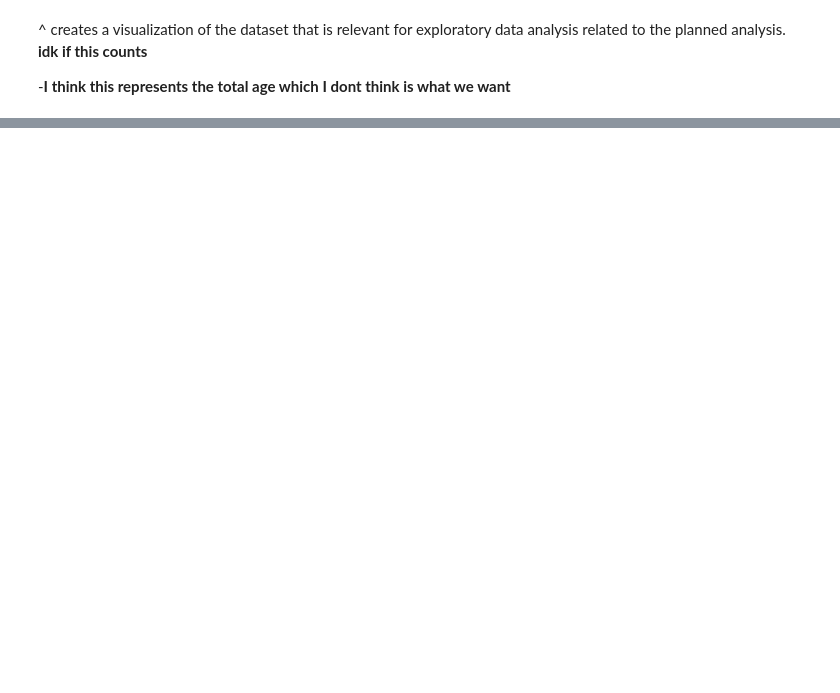
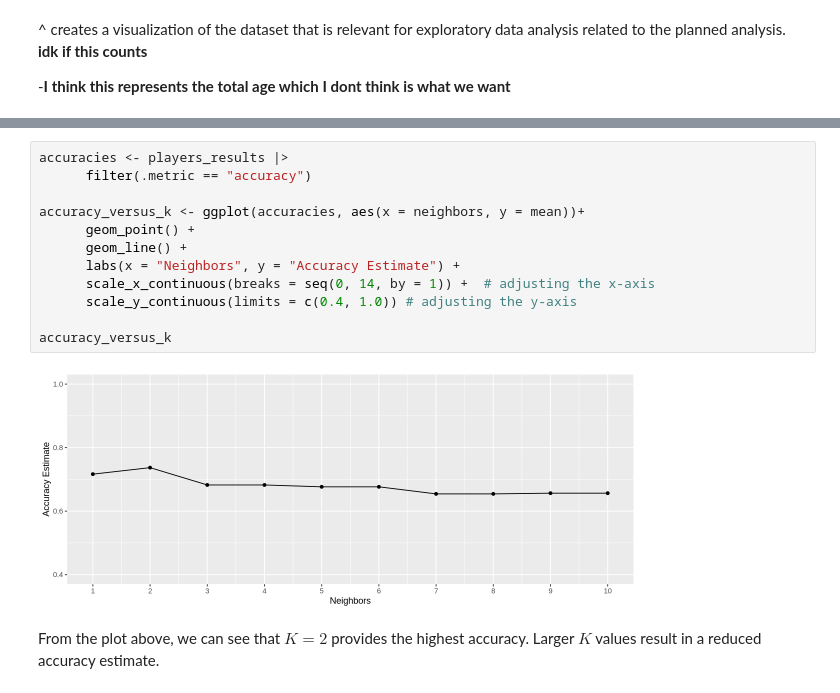
Before and after one commit to IFQXK/DSCI-100-project-group-19, a Jupyter notebook: Group Project.ipynb, the cells around one changed output, grey strips where cells are left out. Drawn from its saved outputs; the diff is of its cells as text; blank space fills up the shorter version.

Commit message:
Added code that choses best K value

```diff
--- a/Group Project.ipynb
+++ b/Group Project.ipynb
@@ -274,0 +320,16 @@ A tibble: 2 × 6
+# %%
+accuracies <- players_results |>
+      filter(.metric == "accuracy")
+
+accuracy_versus_k <- ggplot(accuracies, aes(x = neighbors, y = mean))+
+      geom_point() +
+      geom_line() +
+      labs(x = "Neighbors", y = "Accuracy Estimate") +
+      scale_x_continuous(breaks = seq(0, 14, by = 1)) +  # adjusting the x-axis
+      scale_y_continuous(limits = c(0.4, 1.0)) # adjusting the y-axis
+
+accuracy_versus_k
+# %% [output]
+[figure, added]
+# %% [markdown]
+From the plot above, we can see that $K = 2$ provides the highest accuracy. Larger $K$ values result in a reduced accuracy estimate.
```
Also changed, not shown: parts of 10 cells of this notebook.
